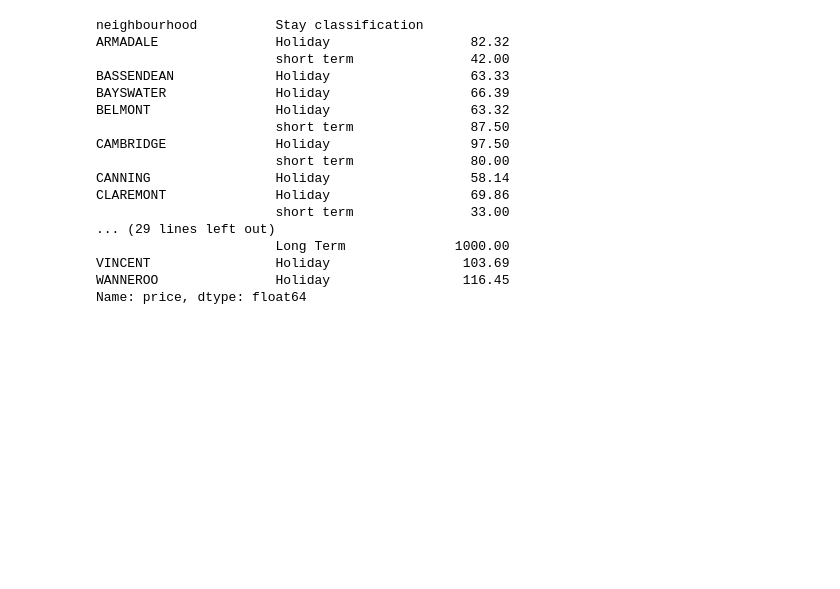
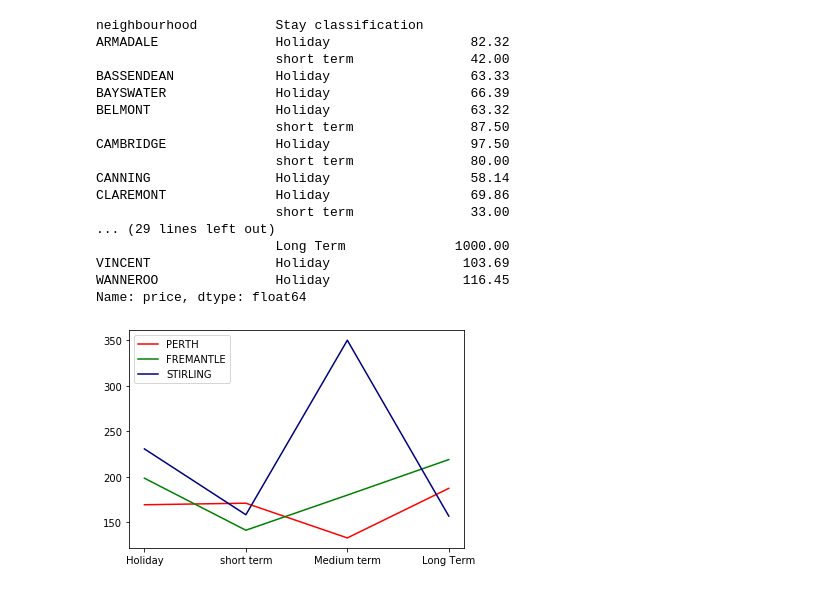
Before and after one commit to nickjaycarr88/project1_airbnb, a Jupyter notebook: Final.ipynb, the cells around one changed output. Saved outputs shown, nothing was run; the diff lists cells and outputs as text; code cells hidden in the pictures; blank space fills up the shorter version.

```diff
--- a/Final.ipynb
+++ b/Final.ipynb
@@ -348,3 +348,19 @@ CLAREMONT              Holiday                  69.86
 VINCENT                Holiday                 103.69
 WANNEROO               Holiday                 116.45
 Name: price, dtype: float64
+# %%
+ResetIndex=avg_price_entire_apt.reset_index()
+PERTH=ResetIndex.loc[ResetIndex['neighbourhood']=='PERTH']
+FREMANTLE=ResetIndex.loc[ResetIndex['neighbourhood']=='FREMANTLE']
+STIRLING=ResetIndex.loc[ResetIndex['neighbourhood']=='STIRLING']
+label=['PERTH','FREMANTLE','STIRLING']
+
+
+
+plt.plot(PERTH['Stay classification'],PERTH['price'],color='red')
+plt.plot(FREMANTLE['Stay classification'],FREMANTLE['price'],color='green')
+plt.plot(STIRLING['Stay classification'],STIRLING['price'],color='navy')
+
+plt.legend(label);
+# %% [output]
+[figure, added]
```
